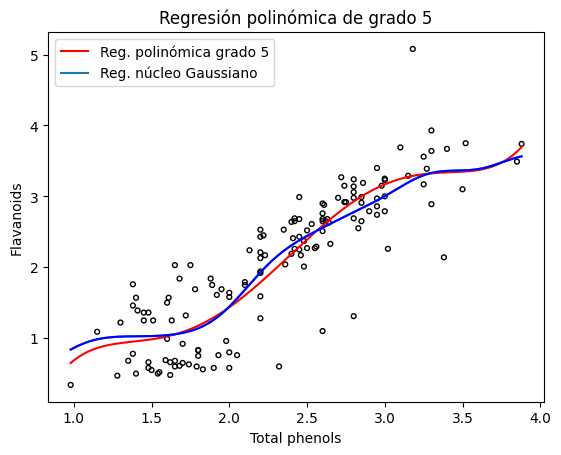
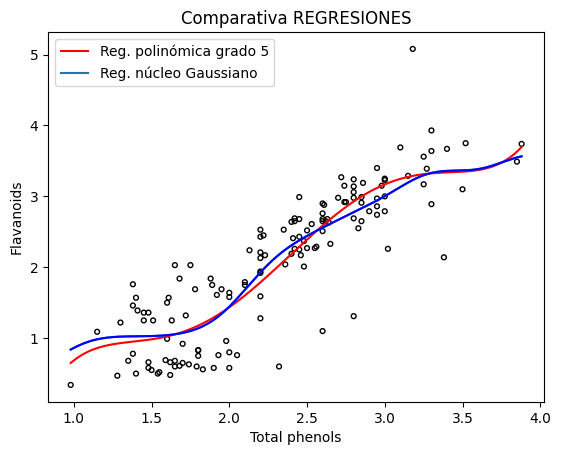
Code edit (unified diff) that turned the first committed figure into the second:
--- before
+++ after
@@ -1,9 +1,10 @@
-# Ajuste polinómico de grado 5
+# Ajuste polinómico de grado 5 para devolver el vector de coeficientes 𝛽
+# que es el vector de coeficientes que minimiza la suma de los cuadrados de los residuos.
 coef = np.polyfit(array_x, array_y, 5)
 
-# Crear el polinomio
+# Crear el polinomio p en la forma ax^2 + bx + c
 p = np.poly1d(coef)
 
-# Puntos donde evaluar la regresión
+# Puntos donde evaluar la regresión con la función polinómica
 t = np.linspace(array_x.min(), array_x.max(), 1000)
 mt = p(t)
@@ -13,13 +14,15 @@
 plt.plot(t, mt, c='red', linewidth=1.5, label='Reg. polinómica grado 5')
 
-# Gráfica para la regresión GAUSIANA anteriro con mejor parametro H suavizado
-mt = regresion_no_parametrica(array_x, array_y, 0.2, t)
+# Gráfica para la regresión GAUSIANA con mejor parametro H suavizado observado anterior
+#Elegimos el suavizado 0.2 como el mejor de los anteriores
+#para la regresión por núcleo gausiano para que pinte las regresiones
+ajuste_nucleo = 0.2
+mt = regresion_no_parametrica(array_x, array_y, ajuste_nucleo, t)
 plt.plot(t, mt, linewidth=1.5, label='Reg. núcleo Gaussiano')
 plt.plot(t, mt, c='blue', linewidth=1.5)
 
-plt.title('Regresión polinómica de grado 5')
+plt.title('Comparativa REGRESIONES')
 plt.xlabel('Total phenols')
 plt.ylabel('Flavanoids')
 plt.legend()
 plt.show()
-

Commit: Fin del proyecto